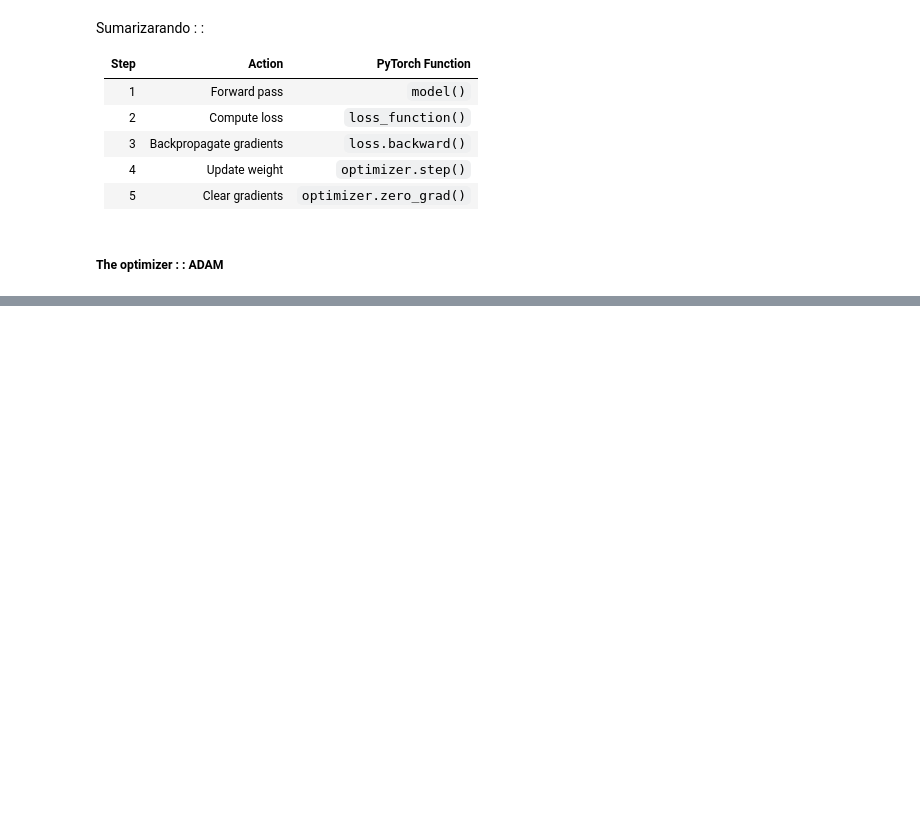
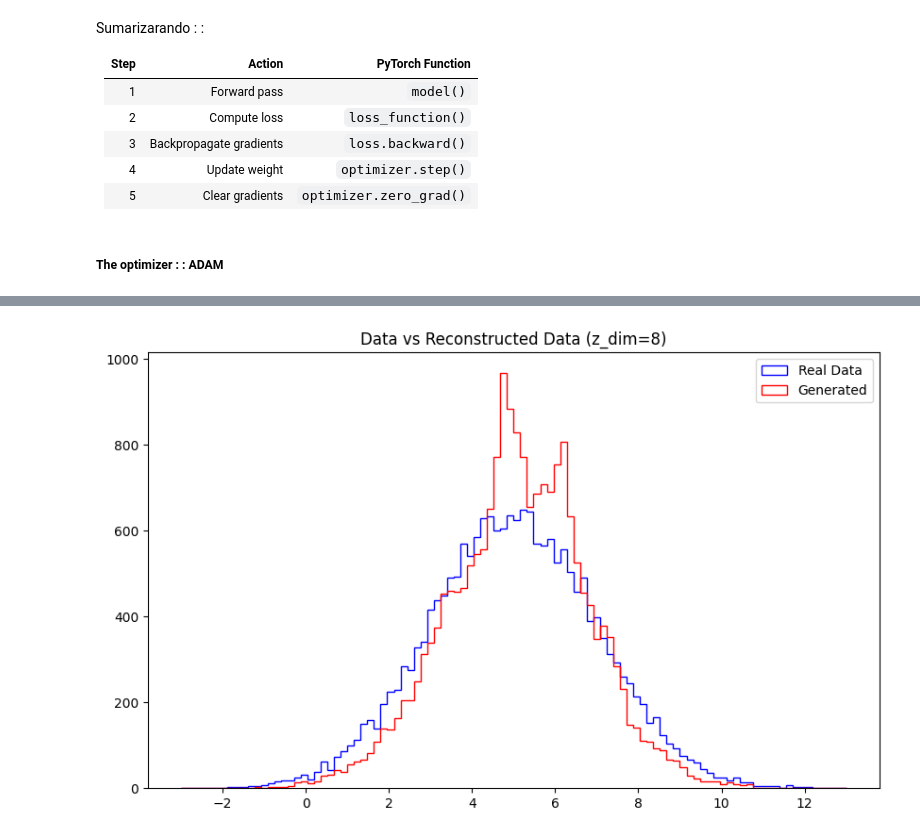
Before and after one commit to vinimetric/river, a Jupyter notebook: MLMesonsRECO/VAE_G_Studies.ipynb, the cells around one changed output, grey strips where cells are left out. Cells and saved outputs as stored; diff of their text form; code cells hidden in the pictures; blank space fills up the shorter version.

```diff
--- a/MLMesonsRECO/VAE_G_Studies.ipynb
+++ b/MLMesonsRECO/VAE_G_Studies.ipynb
@@ -174,0 +262,19 @@ RuntimeError: mat1 and mat2 shapes cannot be multiplied (100x2 and 32x16)
+# %%
+# Generate samples
+model.eval()
+with torch.no_grad():
+    # Generate random latent vectors (MUST match z_dim)
+    latent_samples = torch.randn(nVal, z_dim).to(device)
+    generated = model.decoder(latent_samples)
+
+    # Plot
+    plt.figure(figsize=(10,6))
+    plt.hist(x_test.cpu().numpy().flatten(), bins=100, range=[-3,13],
+             histtype='step', color='blue', label='Real Data')
+    plt.hist(generated.cpu().numpy().flatten(), bins=100, range=[-3,13],
+             histtype='step', color='red', label='Generated')
+    plt.legend()
+    plt.title(f"Data vs Reconstructed Data (z_dim={z_dim})")
+    plt.show()
+# %% [output]
+[figure, added]
```
Also changed, not shown: parts of 9 cells of this notebook, 4 other files.
